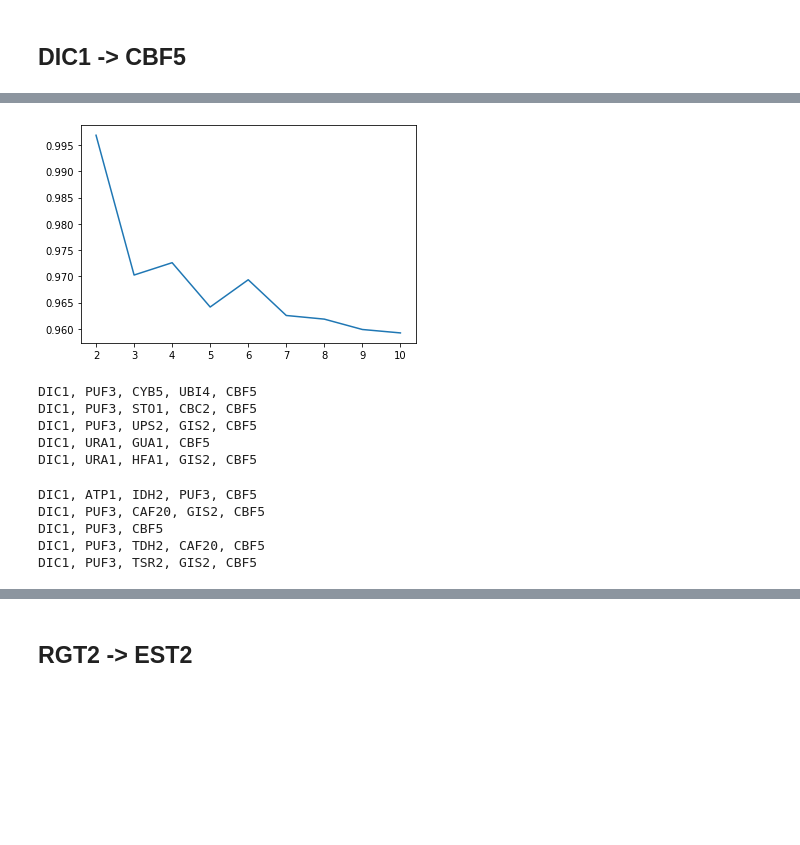
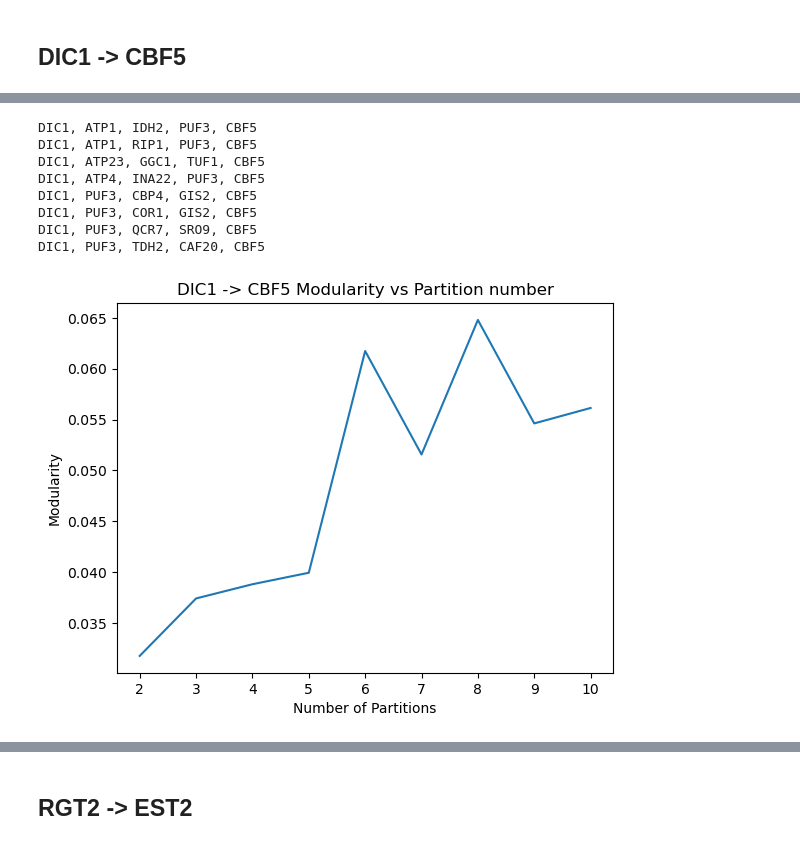
Before and after one commit to jqxcz/MATH3888, a Jupyter notebook: Homotopic Clustering.ipynb, the cells around one changed output, grey strips where cells are left out. Drawn from its saved outputs; the diff is of its cells as text; code cells hidden in the pictures; blank space fills up the shorter version.

```diff
--- a/Homotopic Clustering.ipynb
+++ b/Homotopic Clustering.ipynb
@@ -425,25 +456,15 @@ HomNet.size
 2107
-# %%
-HomNet.k_Elbow()
-# %% [output]
-[figure, removed]
-# %%
-# KMeans
-k = 5
-path_to_proteins(HomNet.indices_to_pathname(HomNet.KMeans_cluster(k)[0]))
-# %% [output]
-DIC1, PUF3, CYB5, UBI4, CBF5
-DIC1, PUF3, STO1, CBC2, CBF5
-DIC1, PUF3, UPS2, GIS2, CBF5
-DIC1, URA1, GUA1, CBF5
-DIC1, URA1, HFA1, GIS2, CBF5
-# %%
-# Spectral
-k = 5
-path_to_proteins(HomNet.indices_to_pathname(HomNet.Spectral_Cluster(k)[0]))
-# %% [output]
-DIC1, ATP1, IDH2, PUF3, CBF5
-DIC1, PUF3, CAF20, GIS2, CBF5
-DIC1, PUF3, CBF5
-DIC1, PUF3, TDH2, CAF20, CBF5
-DIC1, PUF3, TSR2, GIS2, CBF5
+# %%
+k = HomNet.Spectral_Modularity_Plot()
+Spec = HomNet.Spectral_Cluster(k)
+path_to_proteins(HomNet.indices_to_pathname(Spec[0]))
+# %% [output]
+DIC1, ATP1, IDH2, PUF3, CBF5
+DIC1, ATP1, RIP1, PUF3, CBF5
+DIC1, ATP23, GGC1, TUF1, CBF5
+DIC1, ATP4, INA22, PUF3, CBF5
+DIC1, PUF3, CBP4, GIS2, CBF5
+DIC1, PUF3, COR1, GIS2, CBF5
+DIC1, PUF3, QCR7, SRO9, CBF5
+DIC1, PUF3, TDH2, CAF20, CBF5
+[figure, added]
```
Also changed, not shown: parts of 24 cells of this notebook, 3 other files.
